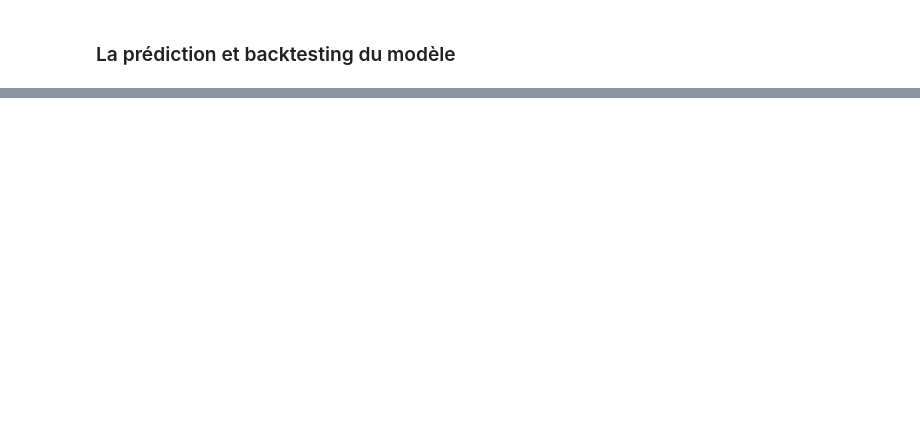
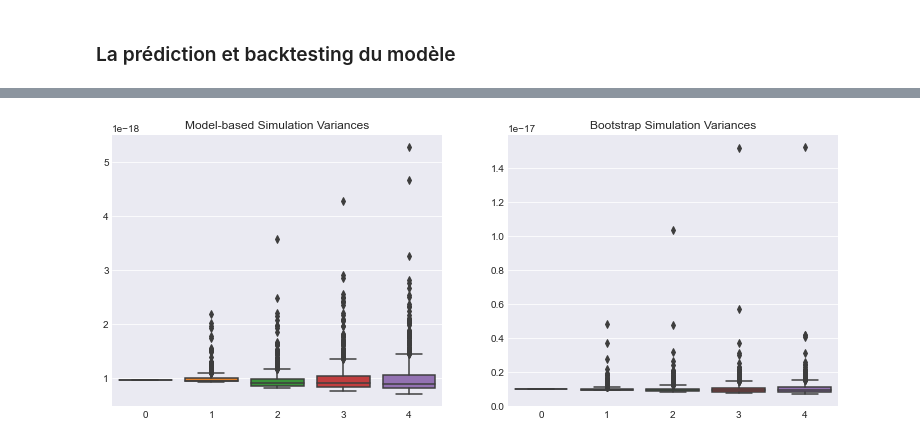
Before and after one commit to Lawisss/Helenos-Model, a Jupyter notebook: GARCH.ipynb, the cells around one changed output, grey strips where cells are left out. Saved outputs shown, nothing was run; the diff lists cells and outputs as text; code cells hidden in the pictures; blank space fills up the shorter version.

Commit message:
GARCH Final

```diff
--- a/GARCH.ipynb
+++ b/GARCH.ipynb
@@ -380,0 +365,9 @@ print(forecast.variance[-1:])
+# %%
+# Les pistes pour l'observation finale
+sim_forecasts = garch_fit.forecast(horizon=5, method='simulation')
+sim_paths = sim_forecasts.simulations.residual_variances[-1].T
+sim = sim_forecasts.simulations
+
+bs_forecasts = garch_fit.forecast(horizon=5, method='bootstrap')
+bs_paths = bs_forecasts.simulations.residual_variances[-1].T
+bs = bs_forecasts.simulations
@@ -380,0 +403,13 @@ print(forecast.variance[-1:])
+# %%
+# Écarts de simulation de tracé
+fig, axes = plt.subplots(1, 2, figsize=(13,5))
+
+sns.boxplot(data=sim.variances[-1], ax=axes[0])
+sns.boxplot(data=bs.variances[-1], ax=axes[1])
+
+axes[0].set_title('Model-based Simulation Variances')
+axes[1].set_title('Bootstrap Simulation Variances')
+
+plt.show()
+# %% [output]
+[figure, added]
```
Also changed, not shown: parts of 13 cells of this notebook.
